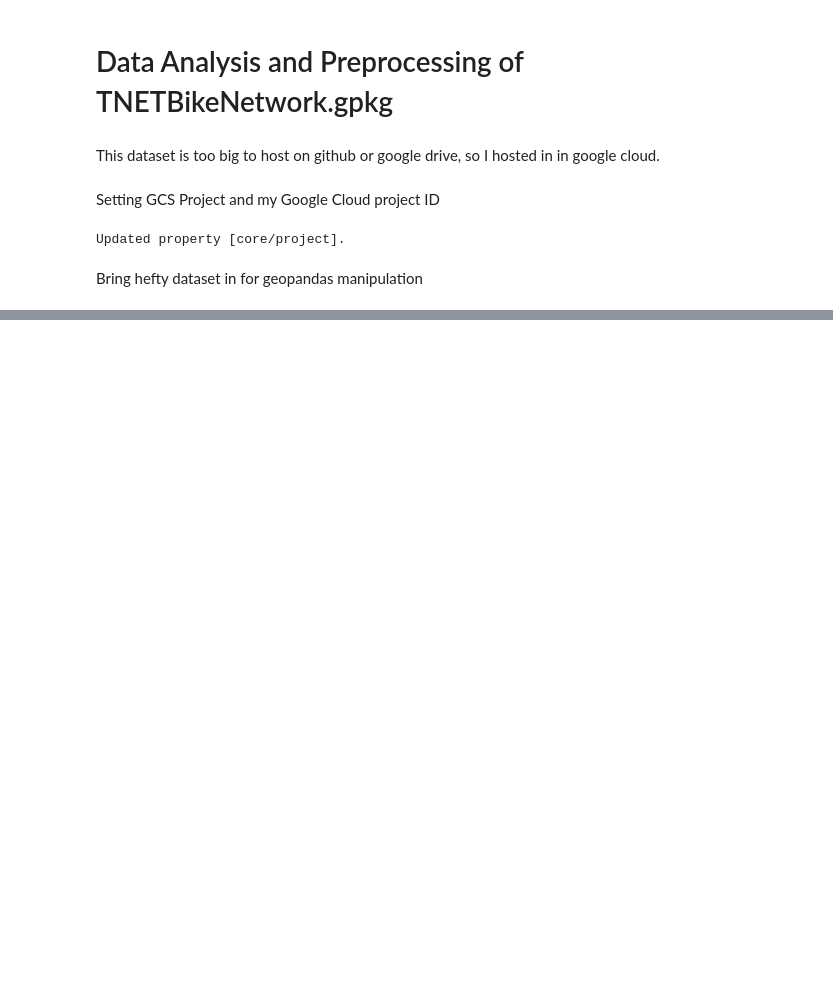
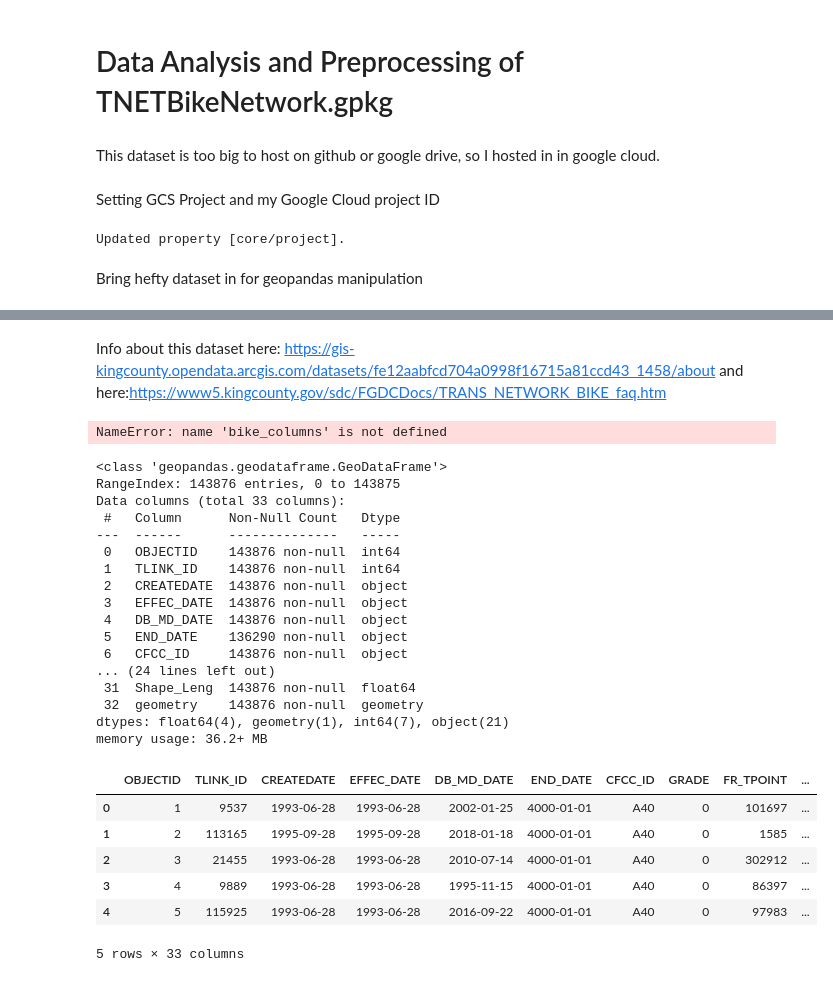
Before and after one commit to TSGreenwood/tsgreenwood.github.io, a Jupyter notebook: bike_routes_preprocessing.ipynb, the cells around one changed output, grey strips where cells are left out. Saved outputs shown, nothing was run; the diff lists cells and outputs as text; code cells hidden in the pictures; blank space fills up the shorter version.

Commit message:
Initial exploration and dimension reduction

```diff
--- a/bike_routes_preprocessing.ipynb
+++ b/bike_routes_preprocessing.ipynb
@@ -32,0 +28,37 @@ fatal: not a git repository (or any of the parent directories): .git
+# %% [markdown]
+Info about this dataset here: https://gis-kingcounty.opendata.arcgis.com/datasets/fe12aabfcd704a0998f16715a81ccd43_1458/about and here:https://www5.kingcounty.gov/sdc/FGDCDocs/TRANS_NETWORK_BIKE_faq.htm
+# %%
+#This dataset has too much unnecessary information so we'll reduce dimensions
+bike_columns_to_drop = ['OBJECTID'
+
+]
+# %% [output]
+NameError: name 'bike_columns' is not defined
+# %%
+bike_routes_gdf.info()
+bike_routes_gdf.head()
+# %% [output]
+<class 'geopandas.geodataframe.GeoDataFrame'>
+RangeIndex: 143876 entries, 0 to 143875
+Data columns (total 33 columns):
+ #   Column      Non-Null Count   Dtype
+---  ------      --------------   -----
+ 0   OBJECTID    143876 non-null  int64
+ 1   TLINK_ID    143876 non-null  int64
+ 2   CREATEDATE  143876 non-null  object
+ 3   EFFEC_DATE  143876 non-null  object
+ 4   DB_MD_DATE  143876 non-null  object
+ 5   END_DATE    136290 non-null  object
+ 6   CFCC_ID     143876 non-null  object
+... (24 lines left out)
+ 31  Shape_Leng  143876 non-null  float64
+ 32  geometry    143876 non-null  geometry
+dtypes: float64(4), geometry(1), int64(7), object(21)
+memory usage: 36.2+ MB
+|  | OBJECTID | TLINK_ID | CREATEDATE | EFFEC_DATE | DB_MD_DATE | END_DATE | CFCC_ID | GRADE | FR_TPOINT | ... |
+| 0 | 1 | 9537 | 1993-06-28 | 1993-06-28 | 2002-01-25 | 4000-01-01 | A40 | 0 | 101697 | ... |
+| 1 | 2 | 113165 | 1995-09-28 | 1995-09-28 | 2018-01-18 | 4000-01-01 | A40 | 0 | 1585 | ... |
+| 2 | 3 | 21455 | 1993-06-28 | 1993-06-28 | 2010-07-14 | 4000-01-01 | A40 | 0 | 302912 | ... |
+| 3 | 4 | 9889 | 1993-06-28 | 1993-06-28 | 1995-11-15 | 4000-01-01 | A40 | 0 | 86397 | ... |
+| 4 | 5 | 115925 | 1993-06-28 | 1993-06-28 | 2016-09-22 | 4000-01-01 | A40 | 0 | 97983 | ... |
+5 rows × 33 columns
```
Also changed, not shown: parts of 6 cells of this notebook.
